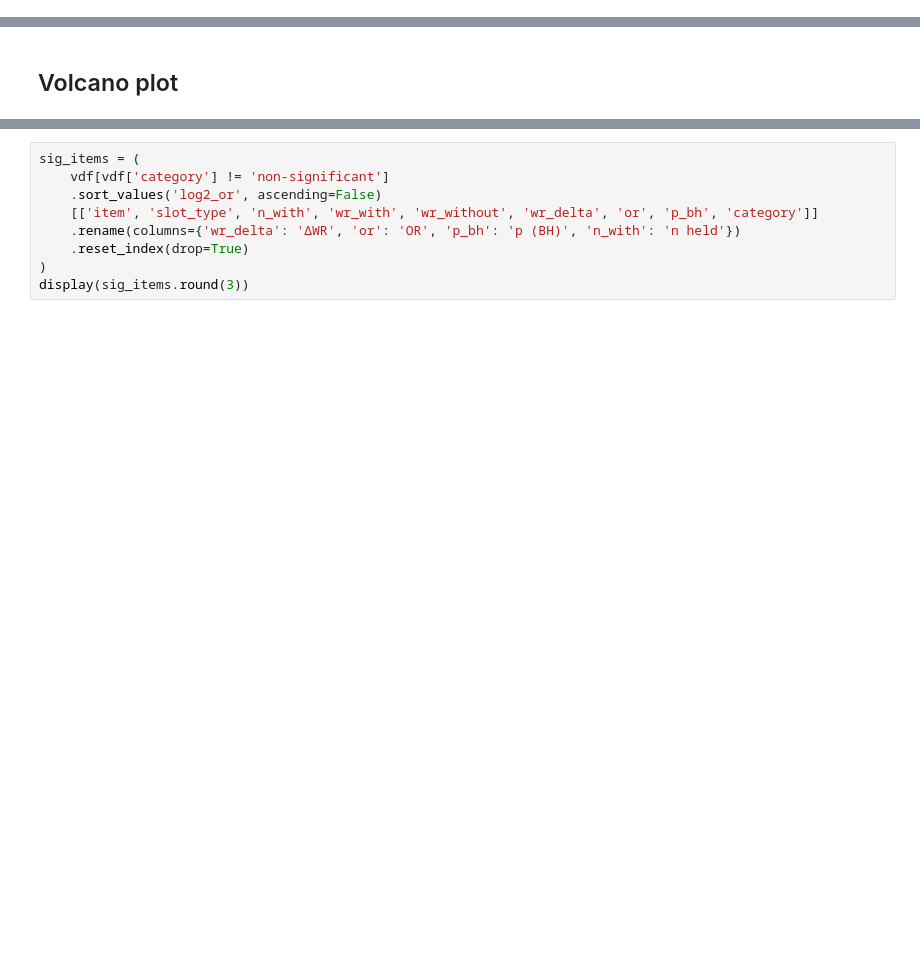
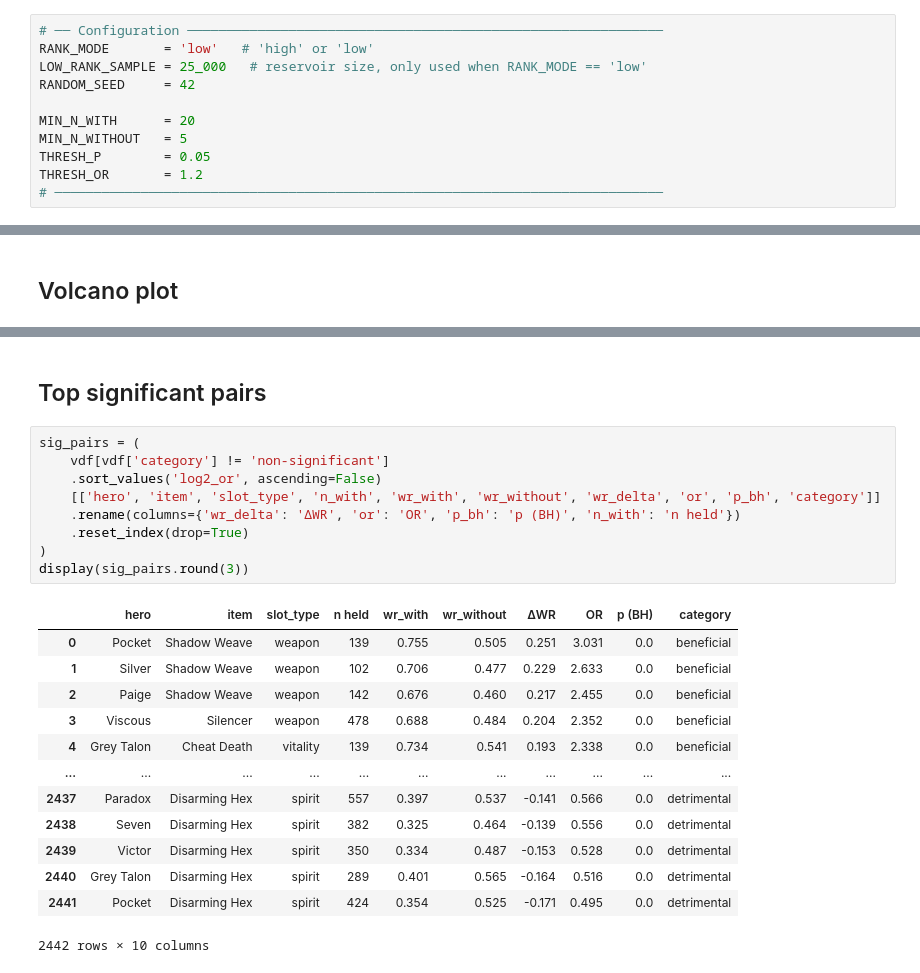
Before and after one commit to swstevens/604-Final-Deadlock-Item-Effectiveness-Study, a Jupyter notebook: volcano_plot.ipynb, the cells around one changed output, grey strips where cells are left out. Cells and saved outputs as stored; diff of their text form; blank space fills up the shorter version.

```diff
--- a/volcano_plot.ipynb
+++ b/volcano_plot.ipynb
@@ -25 +9,12 @@ THRESH_OR     = 1.2   # odds-ratio threshold for 'small effect' classification
+# %%
+# ── Configuration ─────────────────────────────────────────────────────────────
+RANK_MODE       = 'low'   # 'high' or 'low'
+LOW_RANK_SAMPLE = 25_000   # reservoir size, only used when RANK_MODE == 'low'
+RANDOM_SEED     = 42
+
+MIN_N_WITH      = 20
+MIN_N_WITHOUT   = 5
+THRESH_P        = 0.05
+THRESH_OR       = 1.2
+# ──────────────────────────────────────────────────────────────────────────────
 # %%
@@ -247,9 +276,25 @@ plt.show()
+# %% [markdown]
+## Top significant pairs
 # %%
-sig_items = (
+sig_pairs = (
     vdf[vdf['category'] != 'non-significant']
     .sort_values('log2_or', ascending=False)
-    [['item', 'slot_type', 'n_with', 'wr_with', 'wr_without', 'wr_delta', 'or', 'p_bh', 'category']]
+    [['hero', 'item', 'slot_type', 'n_with', 'wr_with', 'wr_without', 'wr_delta', 'or', 'p_bh', 'category']]
     .rename(columns={'wr_delta': 'ΔWR', 'or': 'OR', 'p_bh': 'p (BH)', 'n_with': 'n held'})
     .reset_index(drop=True)
 )
-display(sig_items.round(3))
+display(sig_pairs.round(3))
+# %% [output]
+|  | hero | item | slot_type | n held | wr_with | wr_without | ΔWR | OR | p (BH) | category |
+| 0 | Pocket | Shadow Weave | weapon | 139 | 0.755 | 0.505 | 0.251 | 3.031 | 0.0 | beneficial |
+| 1 | Silver | Shadow Weave | weapon | 102 | 0.706 | 0.477 | 0.229 | 2.633 | 0.0 | beneficial |
+| 2 | Paige | Shadow Weave | weapon | 142 | 0.676 | 0.460 | 0.217 | 2.455 | 0.0 | beneficial |
+| 3 | Viscous | Silencer | weapon | 478 | 0.688 | 0.484 | 0.204 | 2.352 | 0.0 | beneficial |
+| 4 | Grey Talon | Cheat Death | vitality | 139 | 0.734 | 0.541 | 0.193 | 2.338 | 0.0 | beneficial |
+| ... | ... | ... | ... | ... | ... | ... | ... | ... | ... | ... |
+| 2437 | Paradox | Disarming Hex | spirit | 557 | 0.397 | 0.537 | -0.141 | 0.566 | 0.0 | detrimental |
+| 2438 | Seven | Disarming Hex | spirit | 382 | 0.325 | 0.464 | -0.139 | 0.556 | 0.0 | detrimental |
+| 2439 | Victor | Disarming Hex | spirit | 350 | 0.334 | 0.487 | -0.153 | 0.528 | 0.0 | detrimental |
+| 2440 | Grey Talon | Disarming Hex | spirit | 289 | 0.401 | 0.565 | -0.164 | 0.516 | 0.0 | detrimental |
+| 2441 | Pocket | Disarming Hex | spirit | 424 | 0.354 | 0.525 | -0.171 | 0.495 | 0.0 | detrimental |
+2442 rows × 10 columns
```
Also changed, not shown: parts of 18 cells of this notebook, 5 other files.
